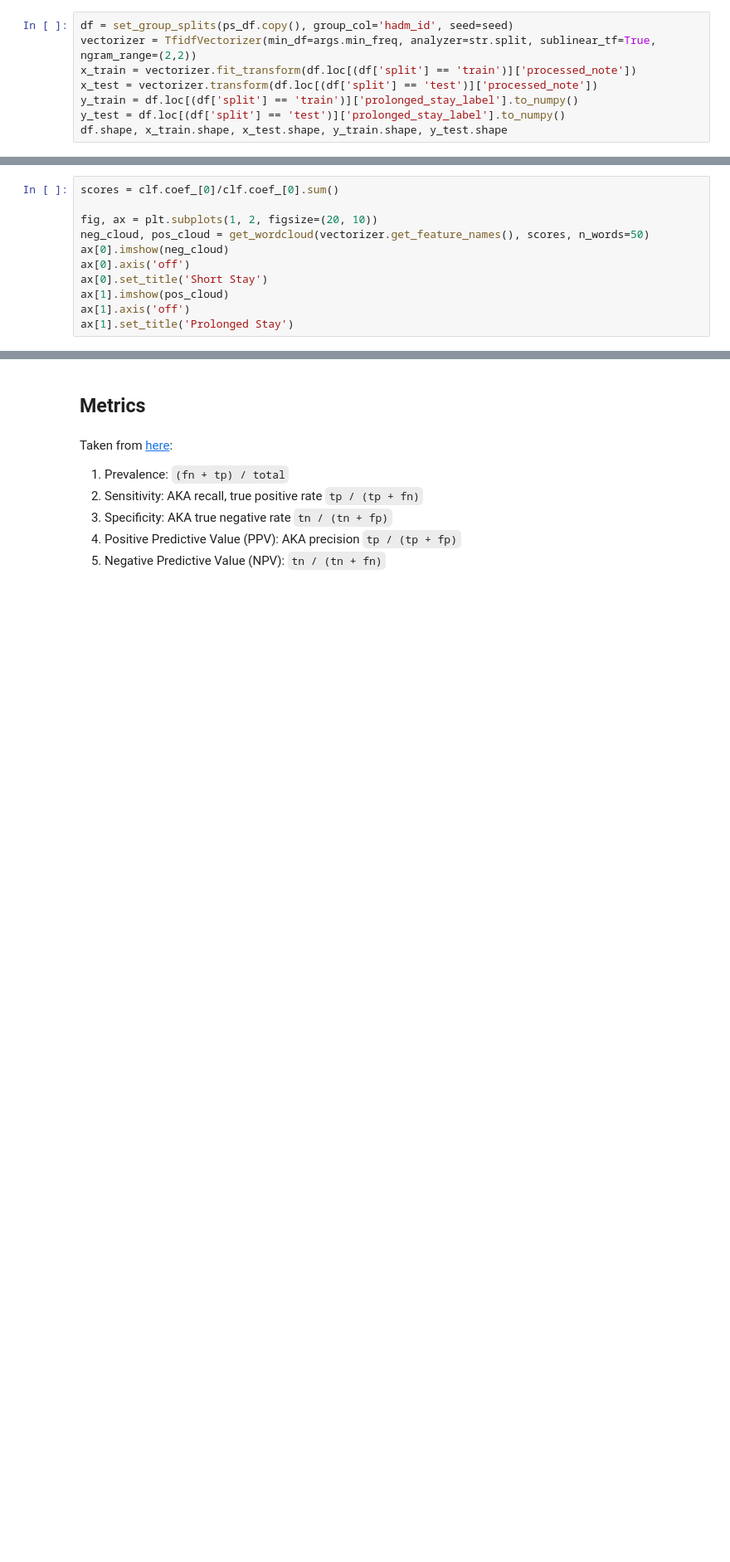
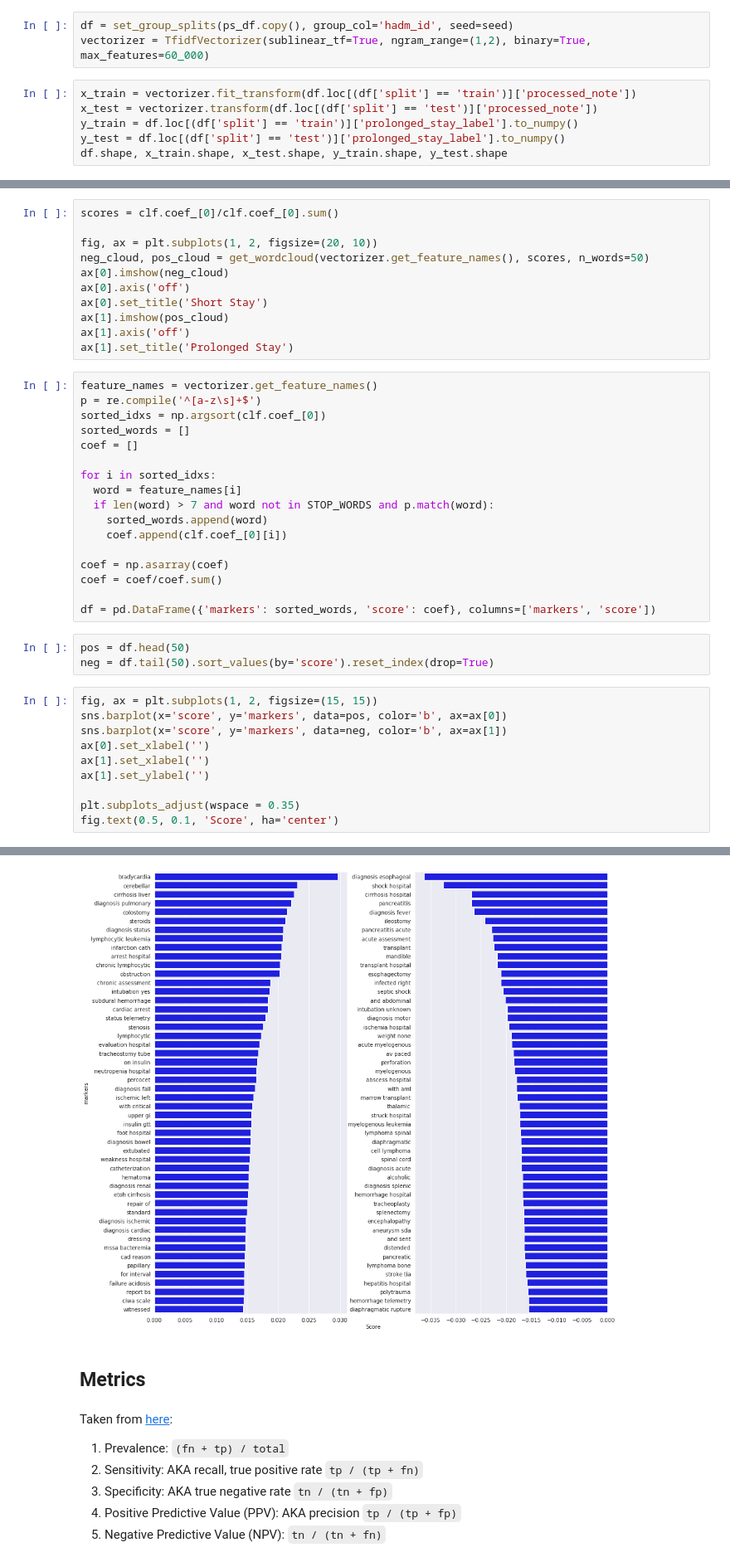
Before and after one commit to sudarshan85/imminent-adm-mimic, a Jupyter notebook: lr/lr_classifier.ipynb, the cells around one changed output, grey strips where cells are left out. Shown at 83% size. Saved outputs shown, nothing was run; the diff lists cells and outputs as text; blank space fills up the shorter version.

Commit message:
New vectorizer

```diff
--- a/lr/lr_classifier.ipynb
+++ b/lr/lr_classifier.ipynb
@@ -185,9 +185,10 @@ Text(0.5, 0.1, 'Score')
 [figure]
 # %% [markdown]
 ### Prolonged ICU Stay
+# %%
+df = set_group_splits(ps_df.copy(), group_col='hadm_id', seed=seed)
+vectorizer = TfidfVectorizer(sublinear_tf=True, ngram_range=(1,2), binary=True, max_features=60_000)
 # %%
-df = set_group_splits(ps_df.copy(), group_col='hadm_id', seed=seed)
-vectorizer = TfidfVectorizer(min_df=args.min_freq, analyzer=str.split, sublinear_tf=True, ngram_range=(2,2))
 x_train = vectorizer.fit_transform(df.loc[(df['split'] == 'train')]['processed_note'])
 x_test = vectorizer.transform(df.loc[(df['split'] == 'test')]['processed_note'])
 y_train = df.loc[(df['split'] == 'train')]['prolonged_stay_label'].to_numpy()
@@ -253,3 +273,34 @@ ax[0].set_title('Short Stay')
 ax[1].imshow(pos_cloud)
 ax[1].axis('off')
 ax[1].set_title('Prolonged Stay')
+# %%
+feature_names = vectorizer.get_feature_names()
+p = re.compile('^[a-z\s]+$')
+sorted_idxs = np.argsort(clf.coef_[0])
+sorted_words = []
+coef = []
+
+for i in sorted_idxs:
+  word = feature_names[i]
+  if len(word) > 7 and word not in STOP_WORDS and p.match(word):
+    sorted_words.append(word)
+    coef.append(clf.coef_[0][i])
+
+coef = np.asarray(coef)
+coef = coef/coef.sum()
+
+df = pd.DataFrame({'markers': sorted_words, 'score': coef}, columns=['markers', 'score'])
+# %%
+pos = df.head(50)
+neg = df.tail(50).sort_values(by='score').reset_index(drop=True)
+# %%
+fig, ax = plt.subplots(1, 2, figsize=(15, 15))
+sns.barplot(x='score', y='markers', data=pos, color='b', ax=ax[0])
+sns.barplot(x='score', y='markers', data=neg, color='b', ax=ax[1])
+ax[0].set_xlabel('')
+ax[1].set_xlabel('')
+ax[1].set_ylabel('')
+
+plt.subplots_adjust(wspace = 0.35)
+fig.text(0.5, 0.1, 'Score', ha='center')
+# %% [output]
@@ -256,3 +308,4 @@ ax[1].set_title('Prolonged Stay')
+[figure, added]
 # %% [markdown]
 ## Metrics
 # %% [markdown]
```
Also changed, not shown: parts of 7 cells of this notebook, 1 other file.
